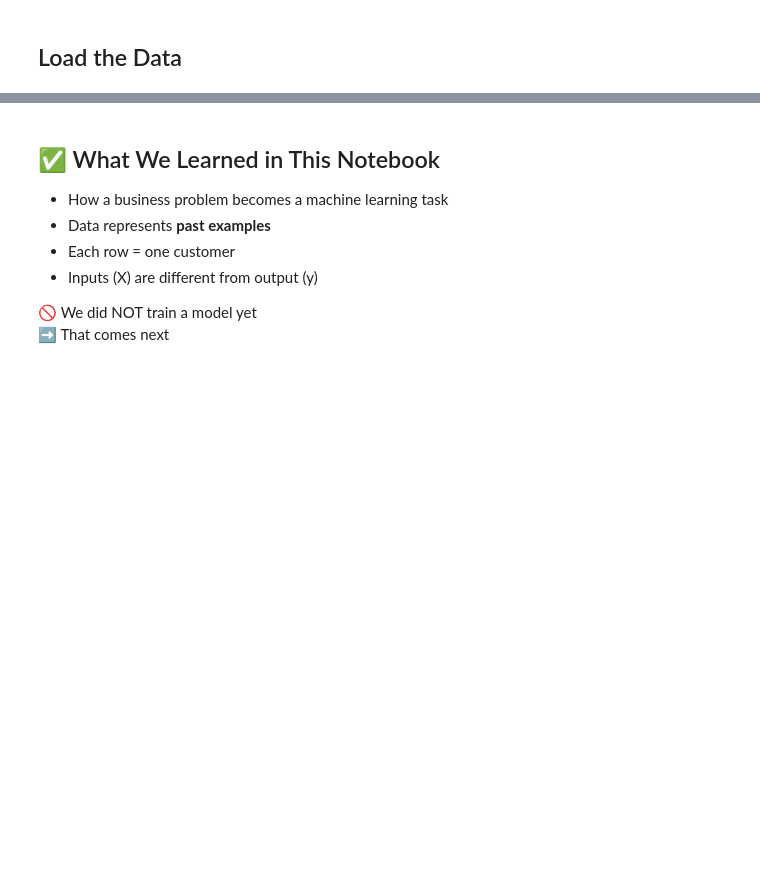
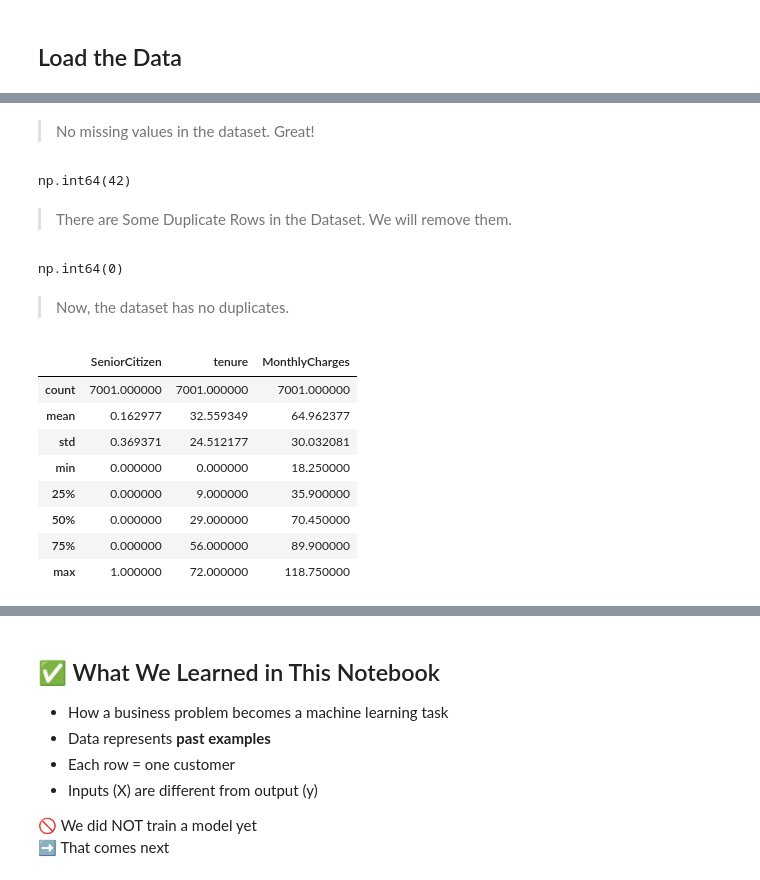
Before and after one commit to a7madmostafa/Machine_Learning_for_Beginners, a Jupyter notebook: 01_story_to_data.ipynb, the cells around one changed output, grey strips where cells are left out. Saved outputs shown, nothing was run; the diff lists cells and outputs as text; code cells hidden in the pictures; blank space fills up the shorter version.

```diff
--- a/01_story_to_data.ipynb
+++ b/01_story_to_data.ipynb
@@ -135,0 +92,30 @@ X.head()
+# %% [markdown]
+> No missing values in the dataset. Great!
+# %%
+# Check duplicates
+df.duplicated().sum()
+# %% [output]
+np.int64(42)
+# %% [markdown]
+> There are Some Duplicate Rows in the Dataset. We will remove them.
+# %%
+# drop duplicates
+df = df.drop_duplicates()
+df.duplicated().sum()
+# %% [output]
+np.int64(0)
+# %% [markdown]
+> Now, the dataset has no duplicates.
+# %%
+# check Summary statistics for numerical columns
+df.describe(include='number')
+# %% [output]
+|  | SeniorCitizen | tenure | MonthlyCharges |
+| count | 7001.000000 | 7001.000000 | 7001.000000 |
+| mean | 0.162977 | 32.559349 | 64.962377 |
+| std | 0.369371 | 24.512177 | 30.032081 |
+| min | 0.000000 | 0.000000 | 18.250000 |
+| 25% | 0.000000 | 9.000000 | 35.900000 |
+| 50% | 0.000000 | 29.000000 | 70.450000 |
+| 75% | 0.000000 | 56.000000 | 89.900000 |
+| max | 1.000000 | 72.000000 | 118.750000 |
```
Also changed, not shown: parts of 22 cells of this notebook, 5 other files.
